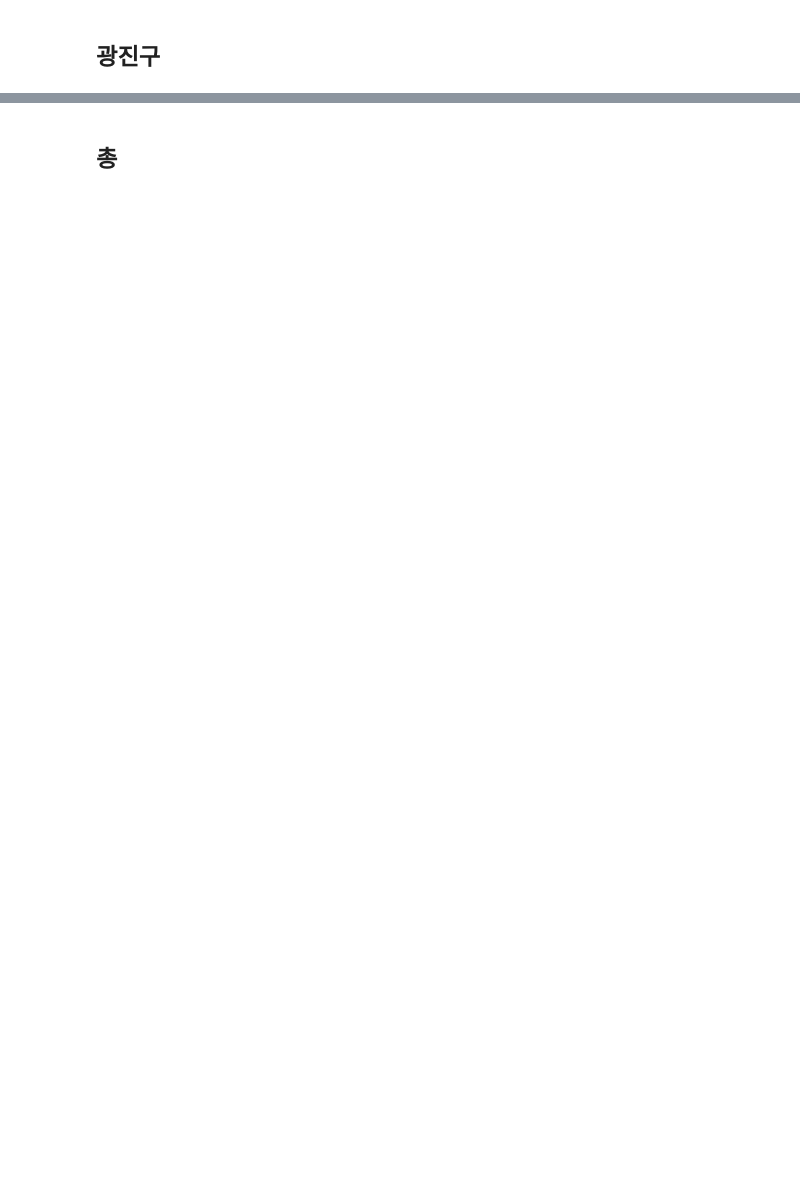
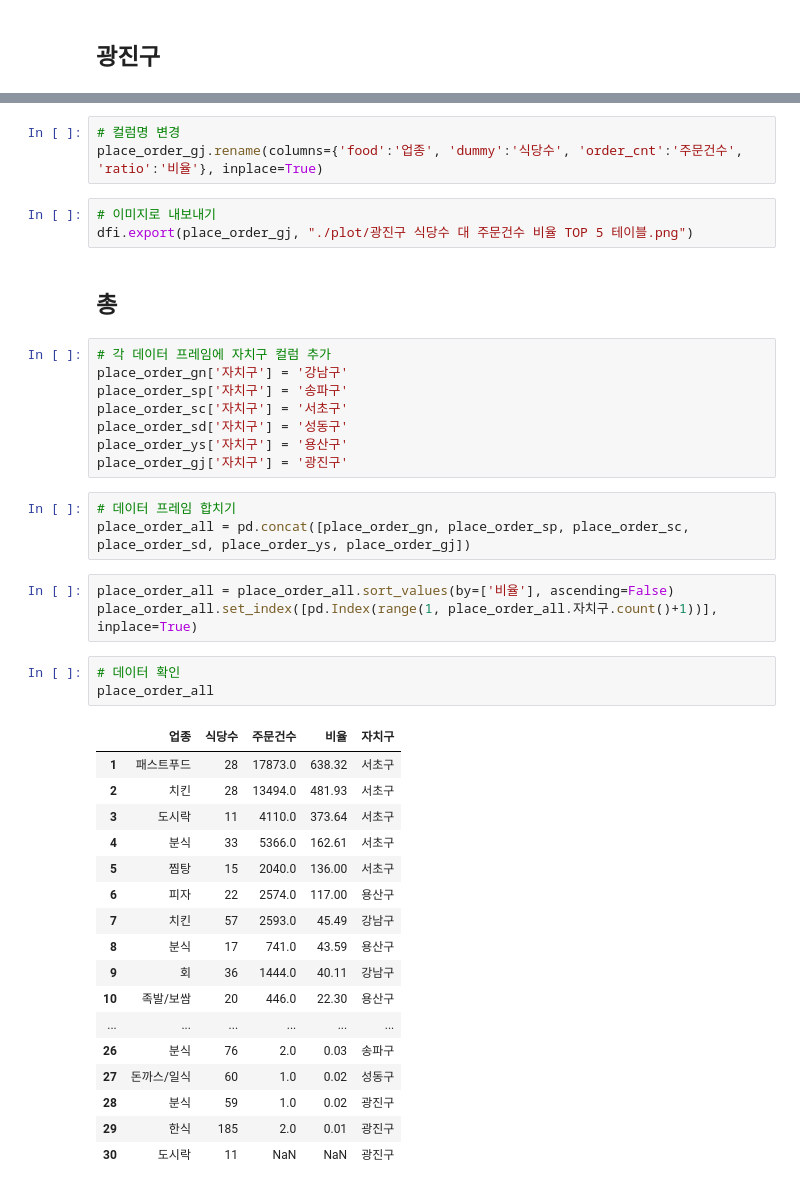
Before and after one commit to sangchun1/sales_project, a Jupyter notebook: data_analysis/seoul_delievery_analysis.ipynb, the cells around one changed output, grey strips where cells are left out. Cells and saved outputs as stored; diff of their text form; blank space fills up the shorter version.

```diff
--- a/data_analysis/seoul_delievery_analysis.ipynb
+++ b/data_analysis/seoul_delievery_analysis.ipynb
@@ -1434,2 +1731,43 @@ dfi.export(df_food_r_c_low, "./plot/치킨 평점 낮게 준 구 TOP 5 테이블
+# %%
+# 컬럼명 변경
+place_order_gj.rename(columns={'food':'업종', 'dummy':'식당수', 'order_cnt':'주문건수', 'ratio':'비율'}, inplace=True)
+# %%
+# 이미지로 내보내기
+dfi.export(place_order_gj, "./plot/광진구 식당수 대 주문건수 비율 TOP 5 테이블.png")
 # %% [markdown]
 ## 총
+# %%
+# 각 데이터 프레임에 자치구 컬럼 추가
+place_order_gn['자치구'] = '강남구'
+place_order_sp['자치구'] = '송파구'
+place_order_sc['자치구'] = '서초구'
+place_order_sd['자치구'] = '성동구'
+place_order_ys['자치구'] = '용산구'
+place_order_gj['자치구'] = '광진구'
+# %%
+# 데이터 프레임 합치기
+place_order_all = pd.concat([place_order_gn, place_order_sp, place_order_sc, place_order_sd, place_order_ys, place_order_gj])
+# %%
+place_order_all = place_order_all.sort_values(by=['비율'], ascending=False)
+place_order_all.set_index([pd.Index(range(1, place_order_all.자치구.count()+1))], inplace=True)
+# %%
+# 데이터 확인
+place_order_all
+# %% [output]
+|  | 업종 | 식당수 | 주문건수 | 비율 | 자치구 |
+| 1 | 패스트푸드 | 28 | 17873.0 | 638.32 | 서초구 |
+| 2 | 치킨 | 28 | 13494.0 | 481.93 | 서초구 |
+| 3 | 도시락 | 11 | 4110.0 | 373.64 | 서초구 |
+| 4 | 분식 | 33 | 5366.0 | 162.61 | 서초구 |
+| 5 | 찜탕 | 15 | 2040.0 | 136.00 | 서초구 |
+| 6 | 피자 | 22 | 2574.0 | 117.00 | 용산구 |
+| 7 | 치킨 | 57 | 2593.0 | 45.49 | 강남구 |
+| 8 | 분식 | 17 | 741.0 | 43.59 | 용산구 |
+| 9 | 회 | 36 | 1444.0 | 40.11 | 강남구 |
+| 10 | 족발/보쌈 | 20 | 446.0 | 22.30 | 용산구 |
+| ... | ... | ... | ... | ... | ... |
+| 26 | 분식 | 76 | 2.0 | 0.03 | 송파구 |
+| 27 | 돈까스/일식 | 60 | 1.0 | 0.02 | 성동구 |
+| 28 | 분식 | 59 | 1.0 | 0.02 | 광진구 |
+| 29 | 한식 | 185 | 2.0 | 0.01 | 광진구 |
+| 30 | 도시락 | 11 | NaN | NaN | 광진구 |
```
Also changed, not shown: parts of 64 cells of this notebook, 7 other files.
